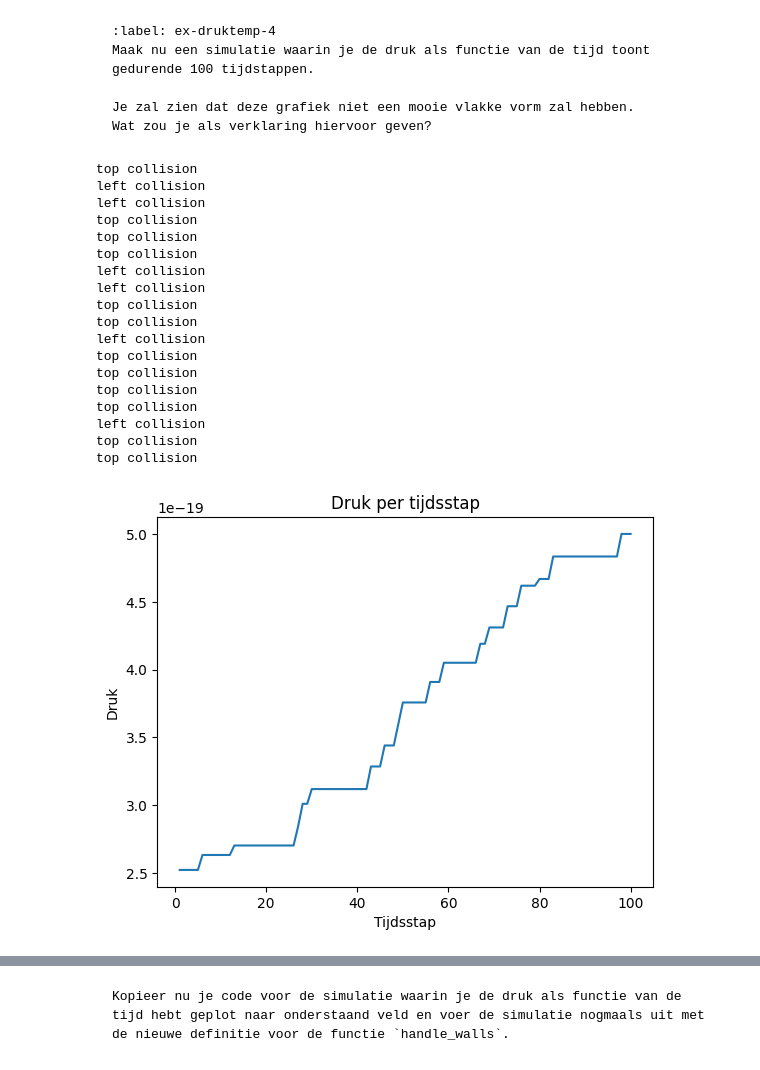
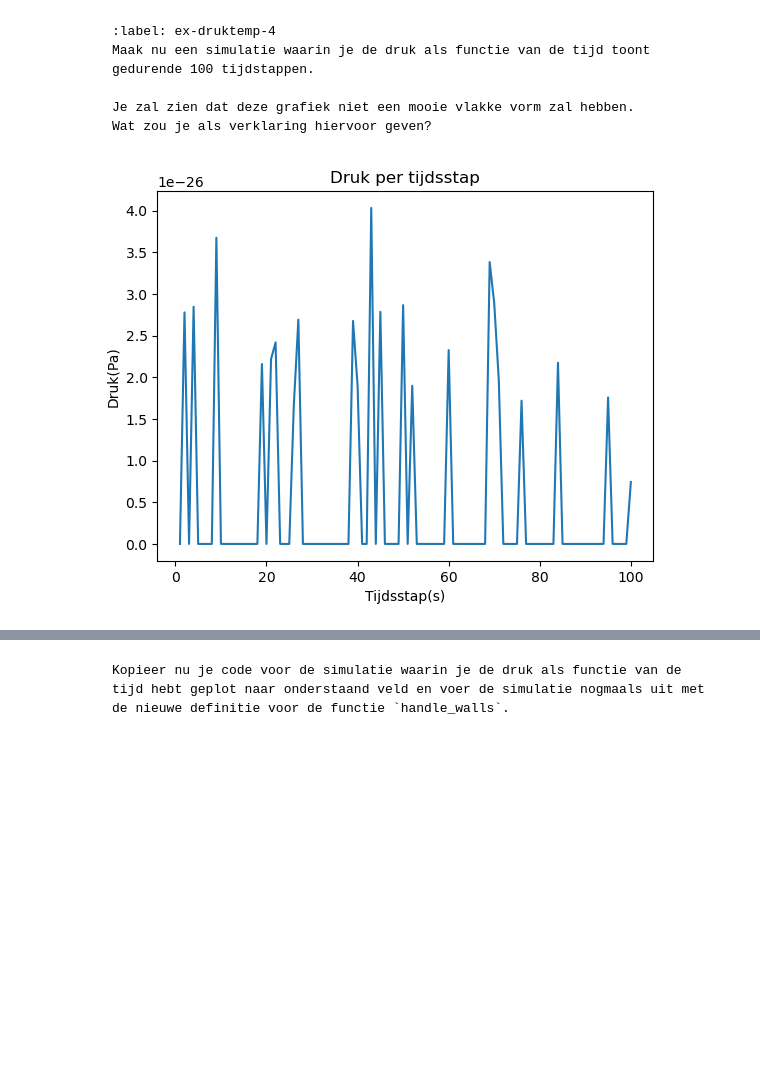
Before and after one commit to daantjebunschoten1-gif/Daantje-Lieke, a Jupyter notebook: Content/PySim/5_druktemp.ipynb, the cells around one changed output, grey strips where cells are left out. Cells and saved outputs as stored; diff of their text form; code cells hidden in the pictures; blank space fills up the shorter version.

Commit message:
Druk doet het! alleen nog schalen en theoretische vragen

````diff
--- a/Content/PySim/5_druktemp.ipynb
+++ b/Content/PySim/5_druktemp.ipynb
@@ -112,7 +112,7 @@ def create_particles(particles):
         vx = np.random.uniform(-V_0, V_0)
         vy = np.random.choice([-1, 1]) * np.sqrt(V_0**2 - vx**2)
         pos = np.random.uniform(-BOX_SIZE_0/2 + RADIUS, BOX_SIZE_0/2 - RADIUS, 2)
-        particles.append(ParticleClass(m=1.0e-20, v=[vx, vy], r=pos, R=RADIUS))
+        particles.append(ParticleClass(m=4.81e-26, v=[vx, vy], r=pos, R=RADIUS))
 
 # note dat deze handle_collisions functie anders is dan we gedaan in brownian motion
 # controleer zelf welke van de twee functies sneller is (wat, zoals gezegd, sterk afhangt van het aantal deeltjes!)
@@ -201,7 +201,7 @@ def temperature(particles) -> float:
         vx, vy = p.v
         kinetic =  (p.m *(vx**2 + vy**2))/2
         tot_kin += kinetic
-    temp = 2 * (tot_kin / N) / ( 2 * k)
+    temp = 2 * (tot_kin*422**2 / N) / ( 2 * k)
     return temp
 # %% [markdown]
 ```{exercise} Temperatuurplot
@@ -307,49 +307,23 @@ Je zal zien dat deze grafiek niet een mooie vlakke vorm zal hebben.
 Wat zou je als verklaring hiervoor geven?
 ```
 # %%
-pressure_array = np.array([])
-def take_time_step_2(particles):
-    """ zet tijdstap voor een lijst deeltjes en verwerk alle botsingen onderling en met wanden """
-    global pressure_array
-    for p in particles:
-        p.update_position()
-        top_down_collision(p)
-        left_right_collision(p)
-        handle_walls_2(particles)
-    pressure_array = np.append(pressure_array,pressure)
 
 particles=[]
 create_particles(particles)
 
+pressure_array = np.array([])
 for i in range(100):
-    take_time_step_2(particles)
+    take_time_step(particles)
+    pressure_array = np.append(pressure_array,pressure)
 
 plt.figure()
 plt.plot(times,pressure_array)
-plt.xlabel("Tijdsstap")
-plt.ylabel("Druk")
+plt.xlabel("Tijdsstap(s)")
+plt.ylabel("Druk(Pa)")
 plt.title("Druk per tijdsstap")
 plt.show()
 # %% [output]
-top collision
-left collision
-left collision
-top collision
-top collision
-top collision
-left collision
-left collision
-top collision
-top collision
-left collision
-top collision
-top collision
-top collision
-top collision
-left collision
-top collision
-top collision
-[figure, old version]
+[figure, new version]
 # %% [markdown]
 ## Verbeteren van code: middelen
 
````
Also changed, not shown: parts of 8 cells of this notebook.
